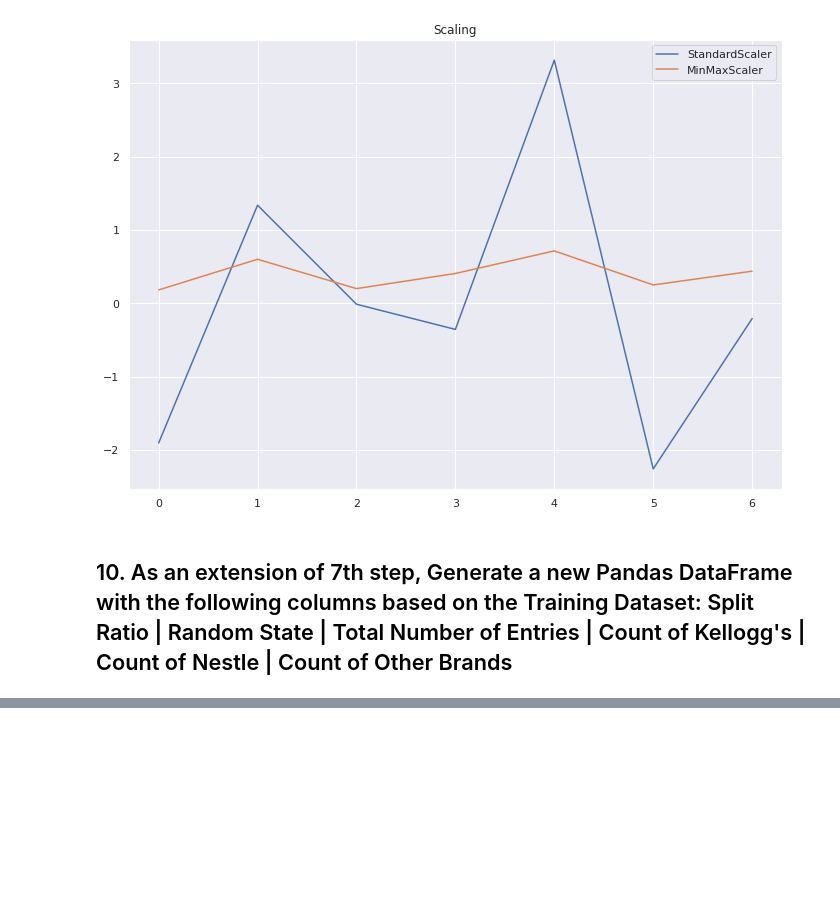
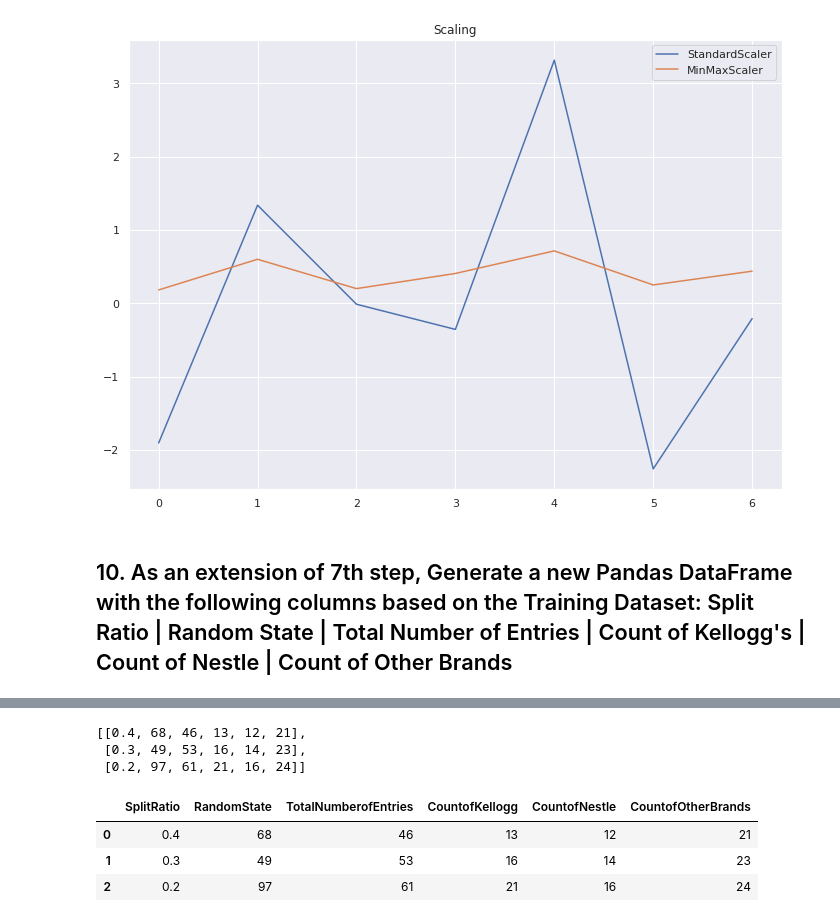
Before and after one commit to arunmozhidevan/MDS271-Machine-Learning, a Jupyter notebook: LAB_1_Getting_Familiar_with_Machine_Learning_Libraries.ipynb, the cells around one changed output, grey strips where cells are left out. Drawn from its saved outputs; the diff is of its cells as text; code cells hidden in the pictures; blank space fills up the shorter version.

```diff
--- a/LAB_1_Getting_Familiar_with_Machine_Learning_Libraries.ipynb
+++ b/LAB_1_Getting_Familiar_with_Machine_Learning_Libraries.ipynb
@@ -333,0 +302,26 @@ sns.countplot(data['mfr'])
+# %%
+addList = list()
+
+def setData():
+
+  for i in [.4, .3, .2]:
+    RandomState  =  random.randint(0,100)
+    X_train, X_test, y_train, y_test = train_test_split(data.iloc[:,1:-1],data.iloc[:,-1],test_size=i, random_state=RandomState)
+    TotalNumberofEntries  =  X_train.shape[0]
+    CountofKellogg =  X_train['mfr'].value_counts()[1]
+    CountofNestle  =  X_train['mfr'].value_counts()[2]
+    CountofOtherBrands = X_train['mfr'].value_counts()[0]
+    addList.append([i, RandomState,    TotalNumberofEntries,    CountofKellogg,    CountofNestle,    CountofOtherBrands])
+setData()
+addList
+# %% [output]
+[[0.4, 68, 46, 13, 12, 21],
+ [0.3, 49, 53, 16, 14, 23],
+ [0.2, 97, 61, 21, 16, 24]]
+# %%
+pd.DataFrame(addList, columns=['SplitRatio','RandomState','TotalNumberofEntries','CountofKellogg','CountofNestle','CountofOtherBrands'])
+# %% [output]
+|  | SplitRatio | RandomState | TotalNumberofEntries | CountofKellogg | CountofNestle | CountofOtherBrands |
+| 0 | 0.4 | 68 | 46 | 13 | 12 | 21 |
+| 1 | 0.3 | 49 | 53 | 16 | 14 | 23 |
+| 2 | 0.2 | 97 | 61 | 21 | 16 | 24 |
```
Also changed, not shown: parts of 11 cells of this notebook.
